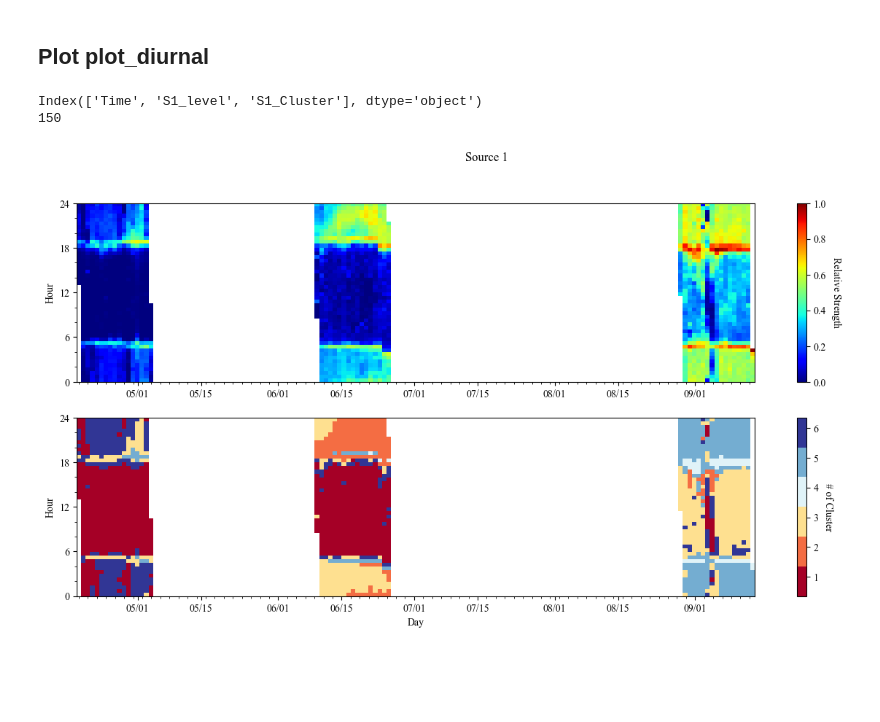
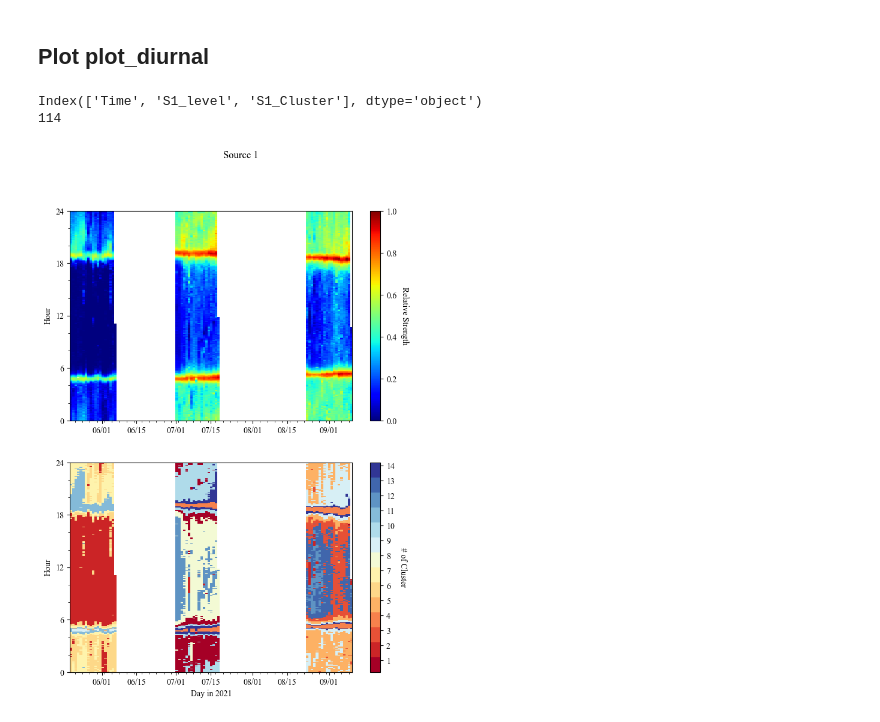
Before and after one commit to jhtong33/Code, a Jupyter notebook: 03.2_clustering.ipynb, the cells around one changed output. Cells and saved outputs as stored; diff of their text form; code cells hidden in the pictures; blank space fills up the shorter version.

```diff
--- a/03.2_clustering.ipynb
+++ b/03.2_clustering.ipynb
@@ -17,13 +17,14 @@ import matplotlib.pyplot as plt
 import matplotlib.cm as cm
 # %%
 place = 'Keelung'
-
-LTS=lts_viewer(path=f'./../DataBase/PAM_pickle/{place}/')
+year = 2021
+LTS=lts_viewer(path=f'/Volumes/home/DataBase/PAM_pickle/{year}/', place=place)
 input_data, f, time = LTS.input_selection('median', prewhiten_percent=20, f_range=[100,48000])#
 
 
 if time.shape[0] > input_data.shape[0]:
+    print('time problem')
     time = time[1:]
 
-matrix_operation().plot_lts(input_data, f, time, vmin=0, vmax=30, fig_width=20, fig_height=3, lts=False)
+matrix_operation().plot_lts(input_data, f, time, vmin=0, vmax=20, fig_width=20, fig_height=3, lts=False)
 # %% [output]
@@ -51,7 +62,7 @@ elif place == 'Taoyuan':
 # %% [output]
 Keelung
 # %%
-save = False
+save = True
 
 analysis_result=data_organize()
 
@@ -60,10 +71,11 @@ print(f'Source: {s}; Fish ')
 model['relative_level'][s-1]=model['relative_level'][s-1]-np.min(model['relative_level'][s-1])
 model['relative_level'][s-1]=model['relative_level'][s-1]/np.max(model['relative_level'][s-1])
 analysis_result.time_fill(time_vec=time, data=model['relative_level'][s-1], header=f'S{s}_level')
-cluster_result=clustering(pca_percent=0.95, k=0.9)
-cluster_result.run(input_data=model['separation'][s-1], f=f, time=time)    #, standardization='max-min'
+cluster_result=clustering(pca_percent=0.95, k=0.95)
+cluster_result.run(input_data=model['separation'][s-1], f=f, time=time )#,standardization='max-min')    #
 if save:
-    cluster_result.save_cluster_feature(filename=f'../Results/soundsepration/{place}_S{s}_cluster_scene_features.csv')
+    savepath = path.rsplit('/', 1)[0]
+    cluster_result.save_cluster_feature(filename=f'{savepath}/{place}_S{s}_cluster_scene_features_nostd.csv')
 analysis_result.time_fill(time_vec=cluster_result.time_vec, data=cluster_result.cluster, header=f'S{s}_Cluster')
 
 print()
@@ -83,7 +95,7 @@ print()
 # analysis_result.time_fill(time_vec=cluster_result.time_vec, data=cluster_result.cluster, header=f'S{s}_Cluster')
 
 if save:
-    analysis_result.save_csv(f'../Results/soundsepration/{place}_S{s}_cluster.csv')
+    analysis_result.save_csv(f'{savepath}/{place}_S{s}_cluster_nostd.csv')
 # %% [output]
 A new spreadsheet has been created.
 Source: 1; Fish
@@ -101,9 +119,11 @@ Final trial: run  6  clusters
 # %%
 # Investigate the diurnal (y-axis) and seasonal change (x-axis) of source behavior
 for i in [1]:# range(1, 5):
-    level, cluster = analysis_result.plot_diurnal(col=i, savefig = save, file = f'../Results/soundsepration/{place}_2023_diurnal_variations', nan_value=-1,
-                                                  fig_width=15, fig_height=7)
+    level, cluster = analysis_result.plot_diurnal(col=i, savefig = save,
+                                                  file = f'{savepath}/{place}_{year}_diurnal_variations_nostd',
+                                                  nan_value=-1,
+                                                  )
 # %% [output]
 Index(['Time', 'S1_level', 'S1_Cluster'], dtype='object')
-150
+114
-[figure, old version]
+[figure, new version]
```
Also changed, not shown: parts of 4 cells of this notebook, 5 other files.
